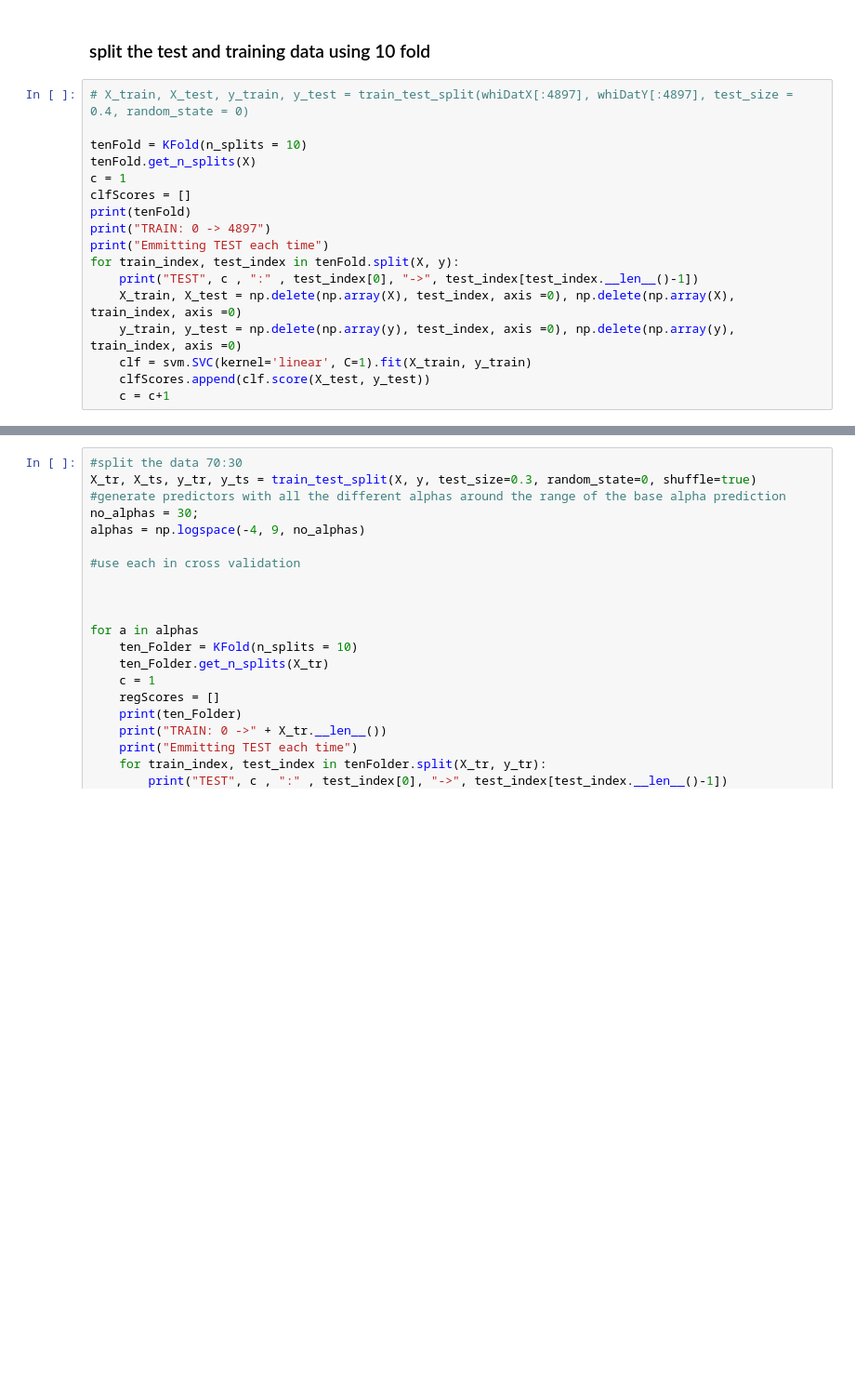
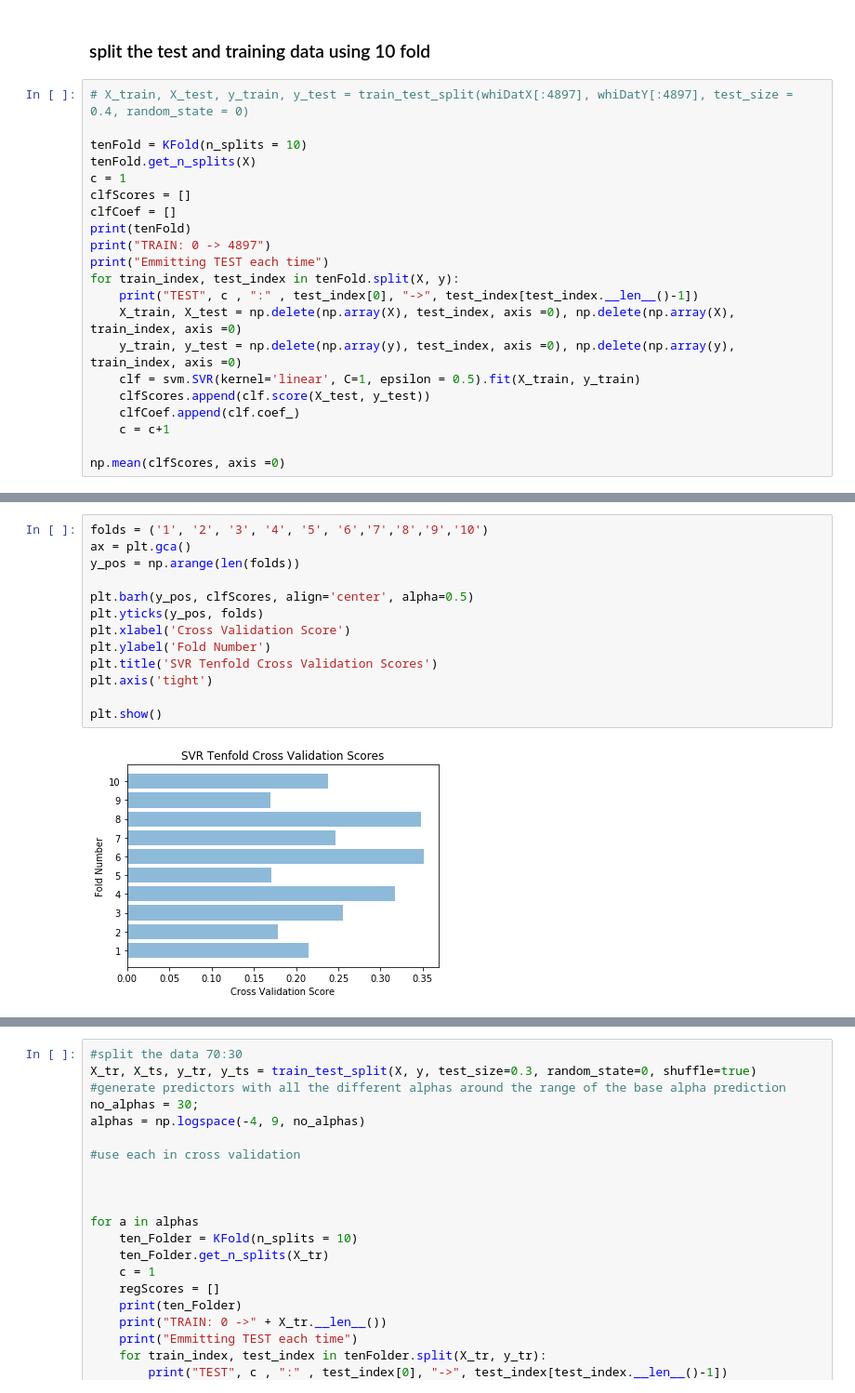
Before and after one commit to TrebleStick/MLWineQuality, a Jupyter notebook: MLCoursework.ipynb, the cells around one changed output, grey strips where cells are left out. Shown: that part at 93% size. Drawn from its saved outputs; the diff is of its cells as text; blank space fills up the shorter version.

```diff
--- a/MLCoursework.ipynb
+++ b/MLCoursework.ipynb
@@ -158,6 +170,7 @@ tenFold = KFold(n_splits = 10)
 tenFold.get_n_splits(X)
 c = 1
 clfScores = []
+clfCoef = []
 print(tenFold)
 print("TRAIN: 0 -> 4897")
 print("Emmitting TEST each time")
@@ -165,9 +178,12 @@ for train_index, test_index in tenFold.split(X, y):
     print("TEST", c , ":" , test_index[0], "->", test_index[test_index.__len__()-1])
     X_train, X_test = np.delete(np.array(X), test_index, axis =0), np.delete(np.array(X), train_index, axis =0)
     y_train, y_test = np.delete(np.array(y), test_index, axis =0), np.delete(np.array(y), train_index, axis =0)
-    clf = svm.SVC(kernel='linear', C=1).fit(X_train, y_train)
+    clf = svm.SVR(kernel='linear', C=1, epsilon = 0.5).fit(X_train, y_train)
     clfScores.append(clf.score(X_test, y_test))
+    clfCoef.append(clf.coef_)
     c = c+1
+
+np.mean(clfScores, axis =0)
 # %% [output]
 KFold(n_splits=10, random_state=None, shuffle=False)
 TRAIN: 0 -> 4897
@@ -237,3 +225,18 @@ runtime approx 25 mins
+# %%
+folds = ('1', '2', '3', '4', '5', '6','7','8','9','10')
+ax = plt.gca()
+y_pos = np.arange(len(folds))
+
+plt.barh(y_pos, clfScores, align='center', alpha=0.5)
+plt.yticks(y_pos, folds)
+plt.xlabel('Cross Validation Score')
+plt.ylabel('Fold Number')
+plt.title('SVR Tenfold Cross Validation Scores')
+plt.axis('tight')
+
+plt.show()
+# %% [output]
+[figure, added]
 # %%
 from sklearn.model_selection import cross_val_score
 clf_1 = svm.SVC(kernel='linear', C=1)
```
Also changed, not shown: parts of 10 cells of this notebook, 2 other files.
